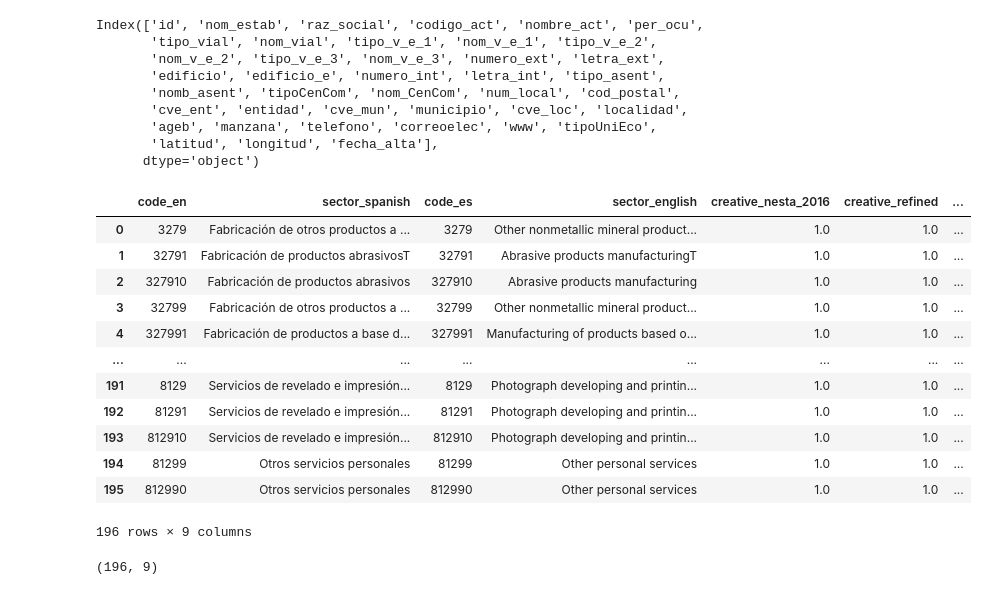
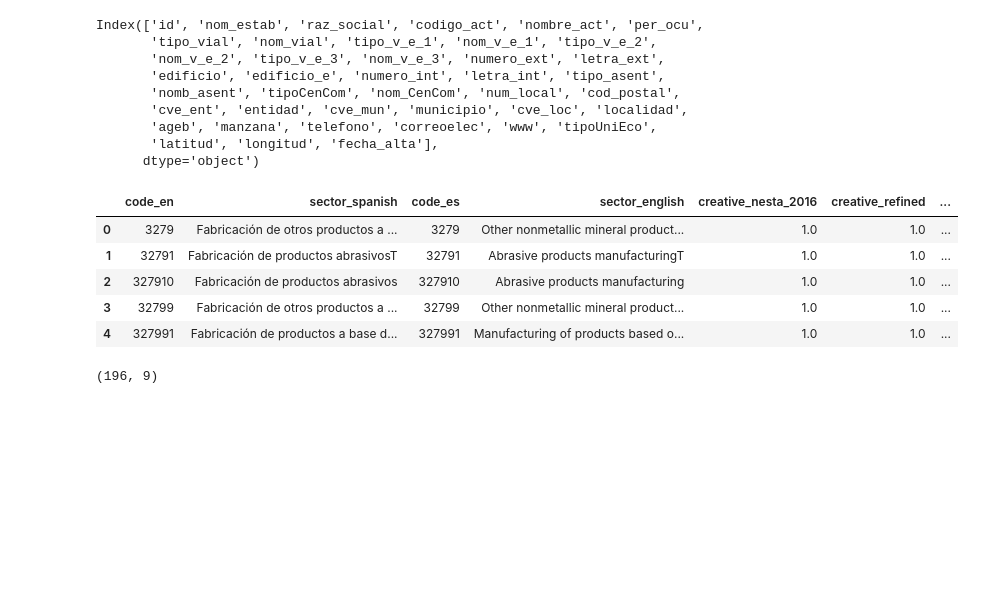
Before and after one commit to andeepl7/industrias_creativas, a Jupyter notebook: trabajofinal.ipynb, the cells around one changed output. Cells and saved outputs as stored; diff of their text form; code cells hidden in the pictures; blank space fills up the shorter version.

Commit message:
Desplegar solo los primeras 5 filas usando .head()

```diff
--- a/trabajofinal.ipynb
+++ b/trabajofinal.ipynb
@@ -68,23 +62,16 @@ Index(['id', 'nom_estab', 'raz_social', 'codigo_act', 'nombre_act', 'per_ocu',
 # %%
 #Se hizo uno clasificación anterior para ver
 #las empresas que de acuerdo al SCIAN para identificar cuales se
 #alinean a las industrias creativas.
 siancreativas= pd.read_csv('claves sian.csv')
-siancreativas
+siancreativas.head()
 # %% [output]
 |  | code_en | sector_spanish | code_es | sector_english | creative_nesta_2016 | creative_refined | ... |
 | 0 | 3279 | Fabricación de otros productos a ... | 3279 | Other nonmetallic mineral product... | 1.0 | 1.0 | ... |
 | 1 | 32791 | Fabricación de productos abrasivosT | 32791 | Abrasive products manufacturingT | 1.0 | 1.0 | ... |
 | 2 | 327910 | Fabricación de productos abrasivos | 327910 | Abrasive products manufacturing | 1.0 | 1.0 | ... |
 | 3 | 32799 | Fabricación de otros productos a ... | 32799 | Other nonmetallic mineral product... | 1.0 | 1.0 | ... |
 | 4 | 327991 | Fabricación de productos a base d... | 327991 | Manufacturing of products based o... | 1.0 | 1.0 | ... |
-| ... | ... | ... | ... | ... | ... | ... | ... |
-| 191 | 8129 | Servicios de revelado e impresión... | 8129 | Photograph developing and printin... | 1.0 | 1.0 | ... |
-| 192 | 81291 | Servicios de revelado e impresión... | 81291 | Photograph developing and printin... | 1.0 | 1.0 | ... |
-| 193 | 812910 | Servicios de revelado e impresión... | 812910 | Photograph developing and printin... | 1.0 | 1.0 | ... |
-| 194 | 81299 | Otros servicios personales | 81299 | Other personal services | 1.0 | 1.0 | ... |
-| 195 | 812990 | Otros servicios personales | 812990 | Other personal services | 1.0 | 1.0 | ... |
-196 rows × 9 columns
 # %%
 #Dado que la clasificación es de América del Norte se cuenta con datos en español e Ingles
 #contando que la primera fila, se cuentan con 195 códigos que corresponden a industrias
```
Also changed, not shown: parts of 1 cell of this notebook.
